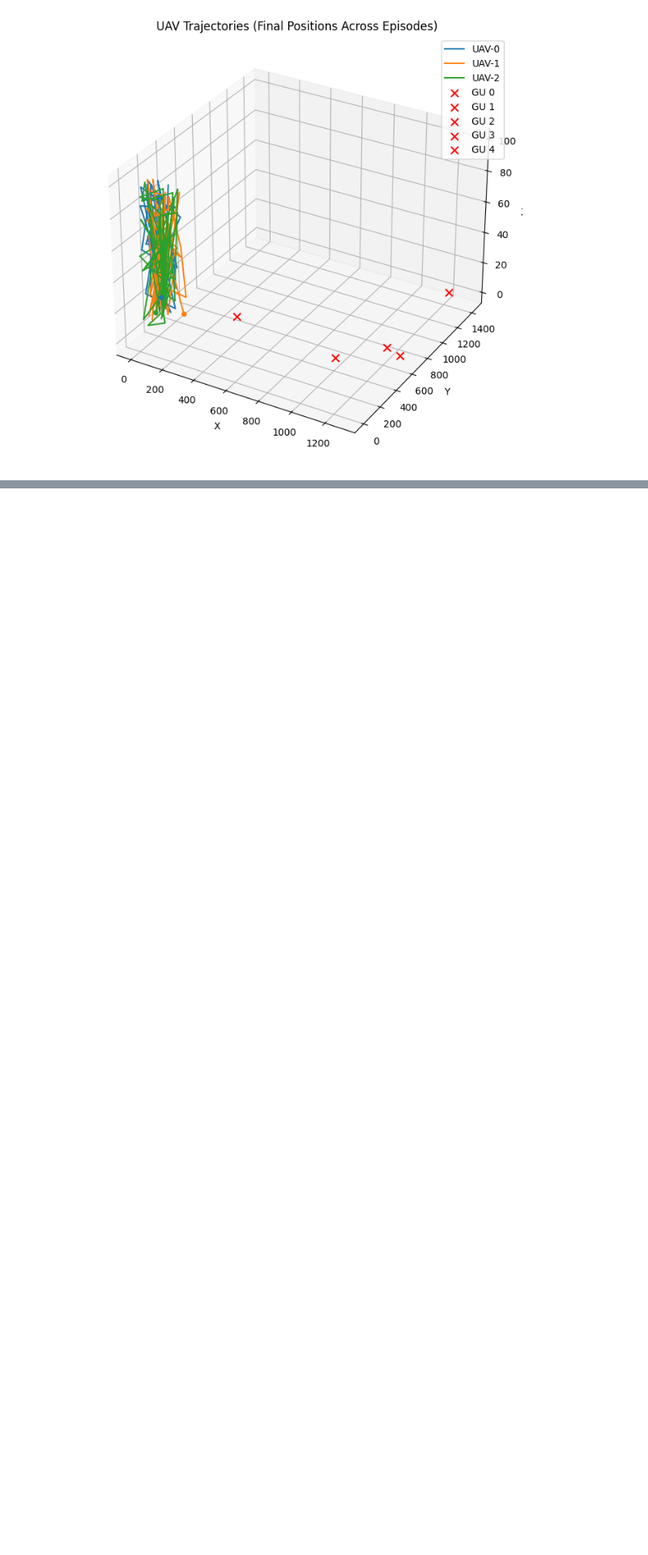
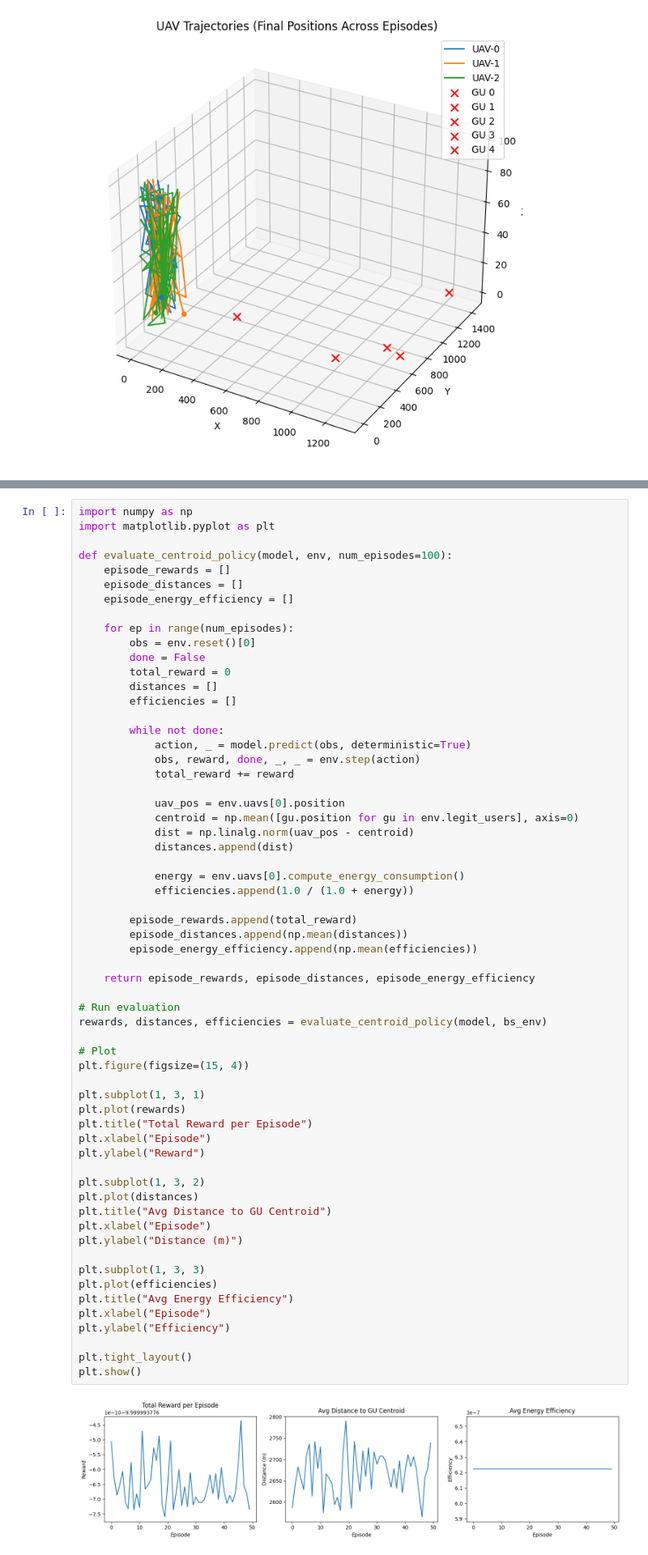
Before and after one commit to piersk/EEEN40290_Thesis, a Jupyter notebook: Thesis1.ipynb, the cells around one changed output, grey strips where cells are left out. Shown: that part at 81% size. Saved outputs shown, nothing was run; the diff lists cells and outputs as text; blank space fills up the shorter version.

```diff
--- a/Thesis1.ipynb
+++ b/Thesis1.ipynb
@@ -464,3 +472,66 @@ render_trajectories(histories_uav_bs)
+# %%
+import numpy as np
+import matplotlib.pyplot as plt
+
+def evaluate_centroid_policy(model, env, num_episodes=100):
+    episode_rewards = []
+    episode_distances = []
+    episode_energy_efficiency = []
+
+    for ep in range(num_episodes):
+        obs = env.reset()[0]
+        done = False
+        total_reward = 0
+        distances = []
+        efficiencies = []
+
+        while not done:
+            action, _ = model.predict(obs, deterministic=True)
+            obs, reward, done, _, _ = env.step(action)
+            total_reward += reward
+
+            uav_pos = env.uavs[0].position
+            centroid = np.mean([gu.position for gu in env.legit_users], axis=0)
+            dist = np.linalg.norm(uav_pos - centroid)
+            distances.append(dist)
+
+            energy = env.uavs[0].compute_energy_consumption()
+            efficiencies.append(1.0 / (1.0 + energy))
+
+        episode_rewards.append(total_reward)
+        episode_distances.append(np.mean(distances))
+        episode_energy_efficiency.append(np.mean(efficiencies))
+
+    return episode_rewards, episode_distances, episode_energy_efficiency
+
+# Run evaluation
+rewards, distances, efficiencies = evaluate_centroid_policy(model, bs_env)
+
+# Plot
+plt.figure(figsize=(15, 4))
+
+plt.subplot(1, 3, 1)
+plt.plot(rewards)
+plt.title("Total Reward per Episode")
+plt.xlabel("Episode")
+plt.ylabel("Reward")
+
+plt.subplot(1, 3, 2)
+plt.plot(distances)
+plt.title("Avg Distance to GU Centroid")
+plt.xlabel("Episode")
+plt.ylabel("Distance (m)")
+
+plt.subplot(1, 3, 3)
+plt.plot(efficiencies)
+plt.title("Avg Energy Efficiency")
+plt.xlabel("Episode")
+plt.ylabel("Efficiency")
+
+plt.tight_layout()
+plt.show()
+# %% [output]
+[figure, added]
 # %%
 # After evaluating or running one episode:
 render_trajectories(eval_env)
```
Also changed, not shown: parts of 6 cells of this notebook, 1 other file.
